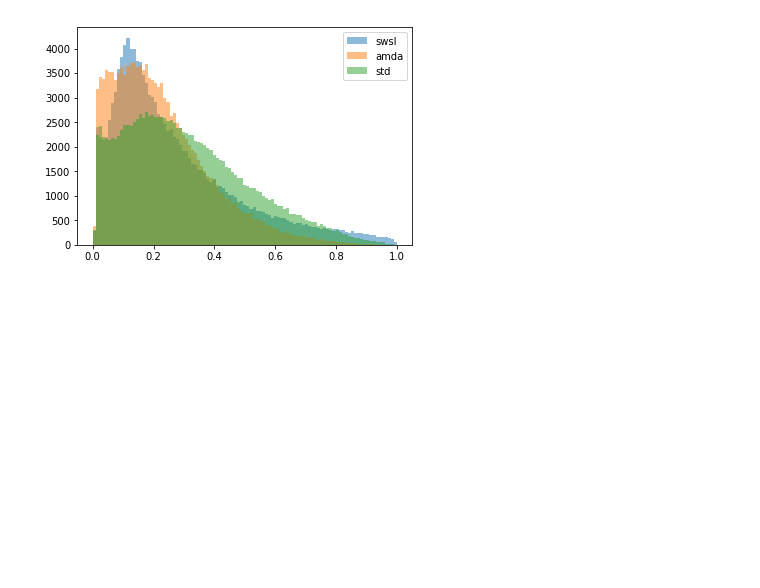
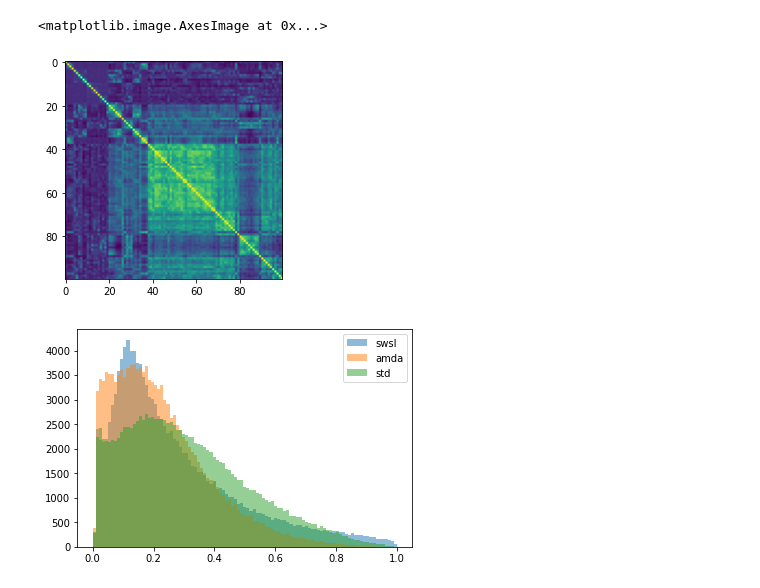
Before and after one commit to shashankskagnihotri/plots, a Jupyter notebook: clean_plots/3softdistr.ipynb, the cells around one changed output. Cells and saved outputs as stored; diff of their text form; code cells hidden in the pictures; blank space fills up the shorter version.

```diff
--- a/clean_plots/3softdistr.ipynb
+++ b/clean_plots/3softdistr.ipynb
@@ -47,3 +142,12 @@ class SoftProbDataset:
+# %%
+dataset_std = SoftProbDataset(data_std_path, 4)
+loader_std = DataLoader(dataset_std, batch_size=256, num_workers=3)
+df = gather_samples(loader_std)
+df_corr = df.corr()
+plt.imshow(df_corr)
+# %% [output]
+<matplotlib.image.AxesImage at 0x...>
+[figure, added]
 # %%
 def calculate_probs_distr(loader, num_bins=100):
     bins = np.linspace(0, 1, num_bins)
```
Also changed, not shown: parts of 13 cells of this notebook, 31 other files.
